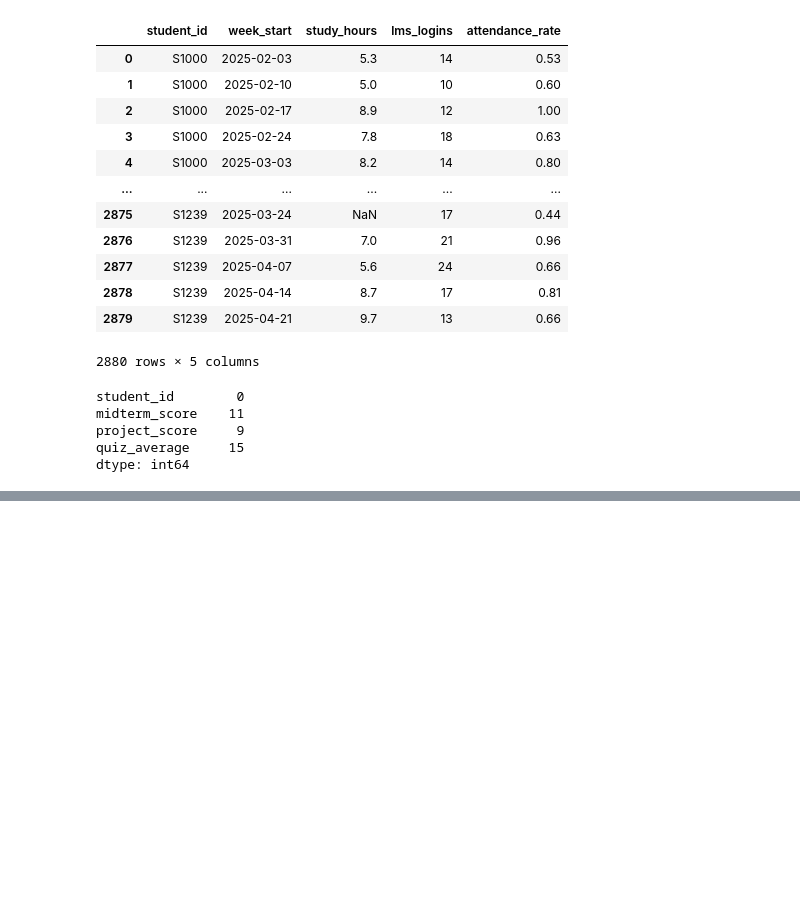
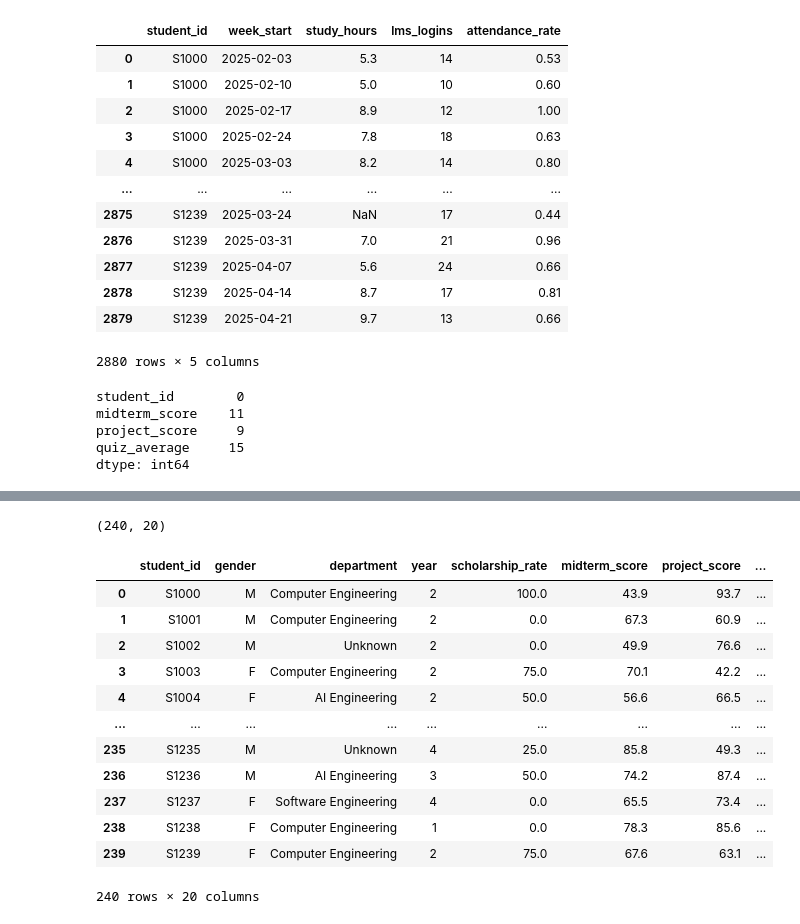
Before and after one commit to AloneMask001/Campus-learning-analytics, a Jupyter notebook: 2365109-HW4.ipynb, the cells around one changed output, grey strips where cells are left out. Cells and saved outputs as stored; diff of their text form; code cells hidden in the pictures; blank space fills up the shorter version.

```diff
--- a/2365109-HW4.ipynb
+++ b/2365109-HW4.ipynb
@@ -406,6 +406,7 @@ IQR_sh = round(Q3_sh - Q1_sh, 2)
 Low_boundary_sh = round(Q1_sh - (1.5 * IQR_sh), 2)
 Upper_boundary_sh = round(Q3_sh + (1.5 * IQR_sh), 2)
 
+w_activity_df["study_hours"] = round(w_activity_df["study_hours"],1)
 w_activity_Study_H_outliers = w_activity_df[(w_activity_df["study_hours"] < Low_boundary_sh) | (w_activity_df["study_hours"] > Upper_boundary_sh)]
 print(f"Study Hours Outlier Count: {len(w_activity_Study_H_outliers)}")
 if not w_activity_Study_H_outliers.empty:
@@ -739,6 +744,13 @@ print(w_activity_df["attendance_rate"].value_counts())
 print("-" * 40)
 assessment_df["quiz_average"] = assessment_df["quiz_average"].fillna(np.nanmedian(assessment_df["quiz_average"]))
 print(assessment_df["quiz_average"].value_counts())
+print("-" * 40)
+assessment_df["midterm_score"] = assessment_df["midterm_score"].fillna(np.nanmedian(assessment_df["midterm_score"]))
+print("-" * 40)
+assessment_df["project_score"] = assessment_df["project_score"].fillna(np.nanmedian(assessment_df["project_score"]))
+
+#Task 2.2 is after 2.3, i stated why after in earlier cells.
+#In here i selected all NaN values across all related columns then used fillna to assing values i used median is the convinient way.
 # %% [output]
 scholarship_rate
 0.0      78
@@ -759,0 +781,12 @@ Name: count, Length: 174, dtype: int64
+# %%
+map_ = {
+  "study_hours": ["mean", "sum"],
+  "lms_logins": ["mean", "sum"],
+  "attendance_rate": ["mean"],
+  "week_start": ["count"]
+}
+new_w_activity_df = w_activity_df.groupby("student_id").agg(map_)
+#Whit this we reduced row count by 12 there were 12 records for each student.
+#After performing these code there will be only one line for each student.
+new_w_activity_df.columns = ["_".join(col) for col in new_w_activity_df.columns]
+new_w_activity_df
@@ -759,0 +810,25 @@ Name: count, Length: 174, dtype: int64
+# %%
+merged_df = pd.merge(student_df,assessment_df, on = "student_id", how = "left")
+merged_df = pd.merge(merged_df,campus_df, on = "student_id", how = "left")
+merged_df = pd.merge(merged_df,new_w_activity_df, on = "student_id", how = "left")
+merged_df = pd.merge(merged_df,grades_df, on = "student_id", how = "left")
+merged_df.shape
+#merging files into a one file.
+# %% [output]
+(240, 20)
+# %%
+merged_df
+# %% [output]
+|  | student_id | gender | department | year | scholarship_rate | midterm_score | project_score | ... |
+| 0 | S1000 | M | Computer Engineering | 2 | 100.0 | 43.9 | 93.7 | ... |
+| 1 | S1001 | M | Computer Engineering | 2 | 0.0 | 67.3 | 60.9 | ... |
+| 2 | S1002 | M | Unknown | 2 | 0.0 | 49.9 | 76.6 | ... |
+| 3 | S1003 | F | Computer Engineering | 2 | 75.0 | 70.1 | 42.2 | ... |
+| 4 | S1004 | F | AI Engineering | 2 | 50.0 | 56.6 | 66.5 | ... |
+| ... | ... | ... | ... | ... | ... | ... | ... | ... |
+| 235 | S1235 | M | Unknown | 4 | 25.0 | 85.8 | 49.3 | ... |
+| 236 | S1236 | M | AI Engineering | 3 | 50.0 | 74.2 | 87.4 | ... |
+| 237 | S1237 | F | Software Engineering | 4 | 0.0 | 65.5 | 73.4 | ... |
+| 238 | S1238 | F | Computer Engineering | 1 | 0.0 | 78.3 | 85.6 | ... |
+| 239 | S1239 | F | Computer Engineering | 2 | 75.0 | 67.6 | 63.1 | ... |
+240 rows × 20 columns
```
Also changed, not shown: parts of 26 cells of this notebook.
